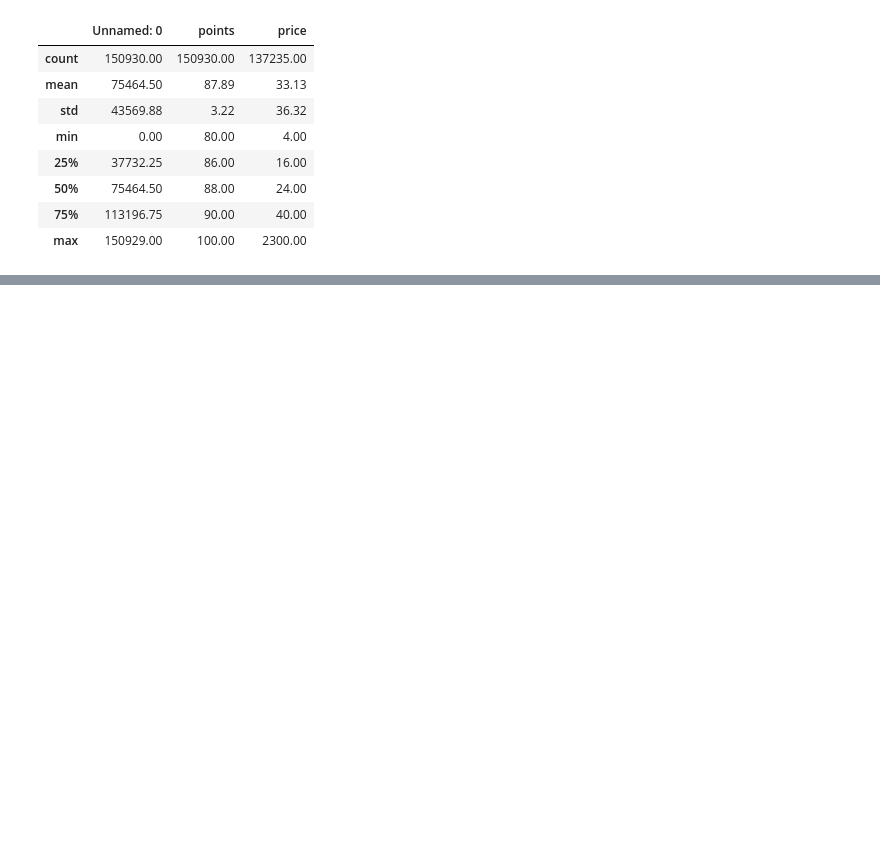
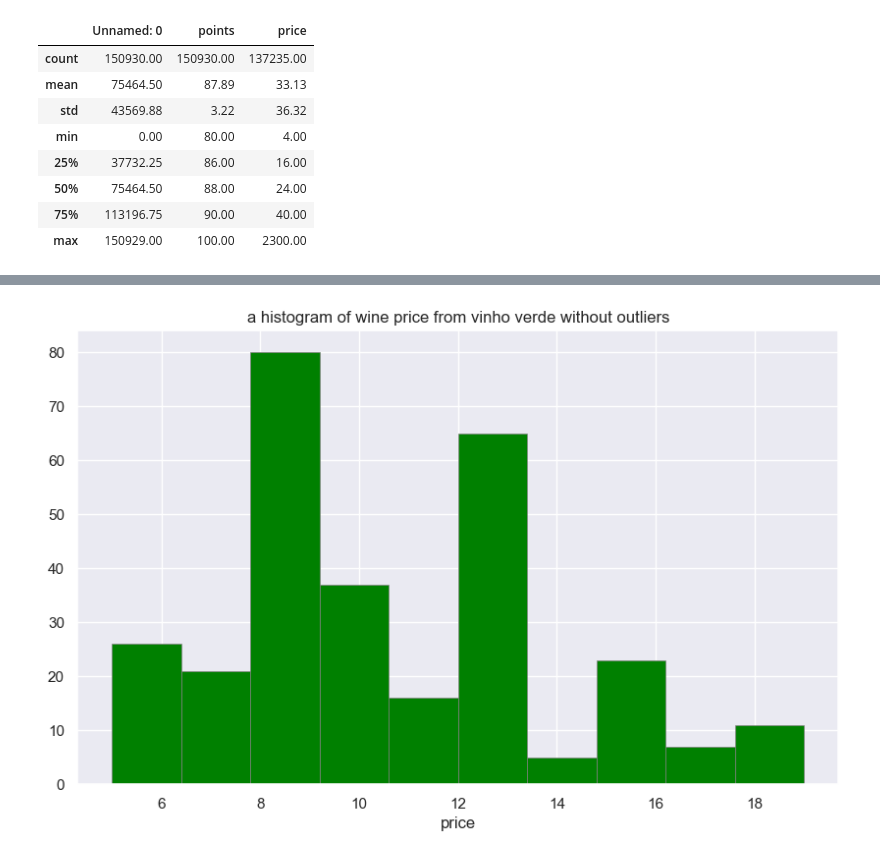
Before and after one commit to satomi26/Project-2, a Jupyter notebook: sprint5_wine_sale_data.ipynb, the cells around one changed output, grey strips where cells are left out. Saved outputs shown, nothing was run; the diff lists cells and outputs as text; code cells hidden in the pictures; blank space fills up the shorter version.

```diff
--- a/sprint5_wine_sale_data.ipynb
+++ b/sprint5_wine_sale_data.ipynb
@@ -49,0 +195,3 @@ df.describe().round(2)
+# %%
+df_new = df_v.query('price < @q')
+df_new
@@ -49,0 +224,10 @@ df.describe().round(2)
+# %%
+plt.figure(figsize=(10, 6))
+plt.title("a histogram of wine price from vinho verde without outliers")
+plt.xlabel("price")
+
+plt.hist(df_new["price"], color='green',
+         edgecolor='grey', linewidth=0.5)
+plt.show()
+# %% [output]
+[figure, added]
```
Also changed, not shown: parts of 17 cells of this notebook.
